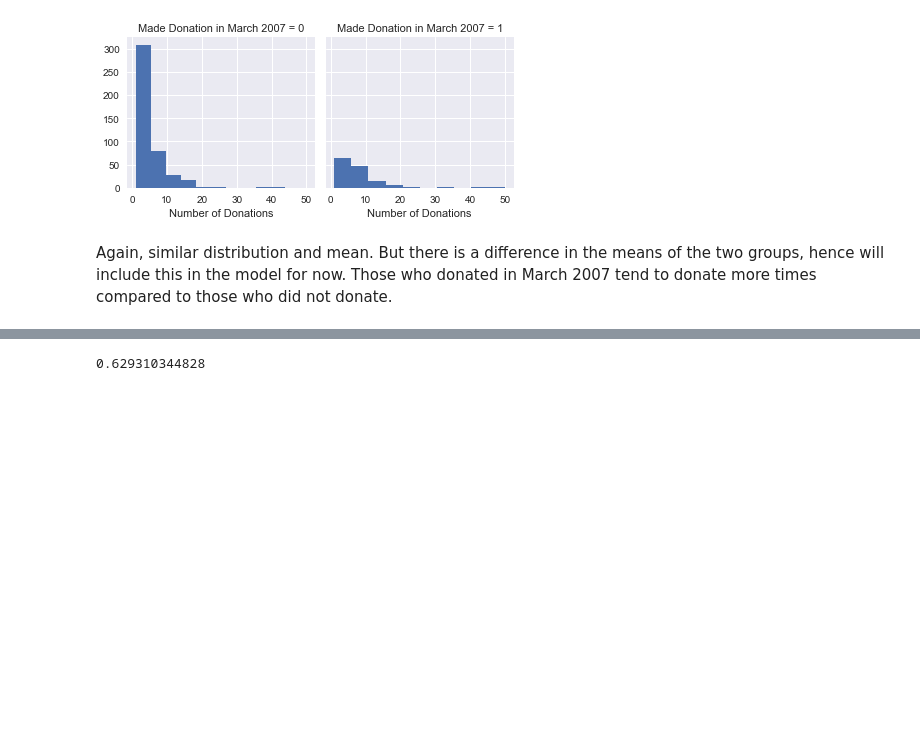
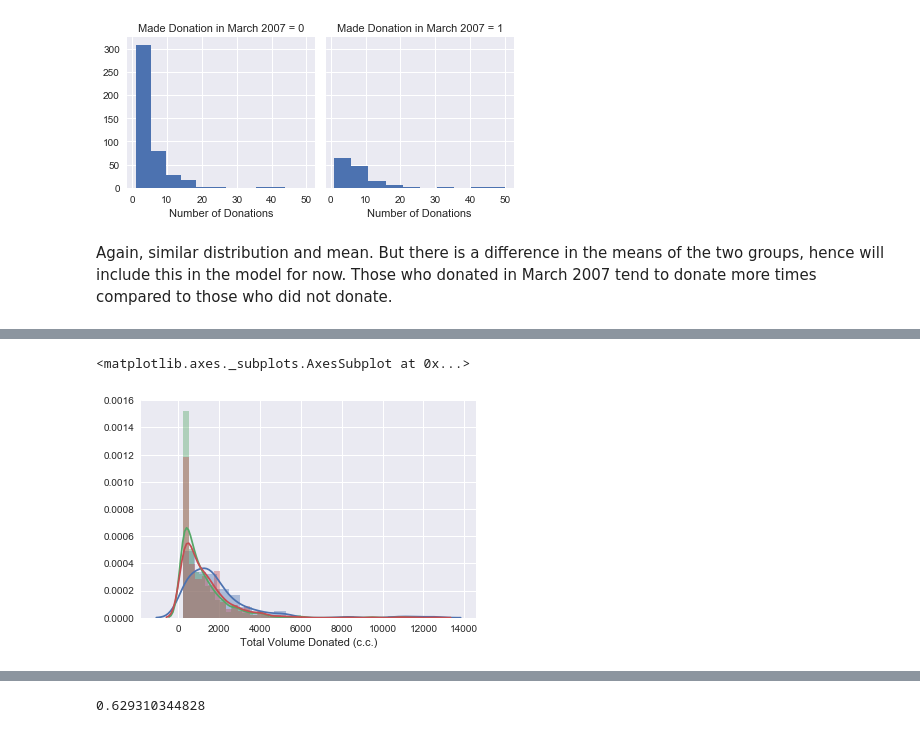
Before and after one commit to syuenloh/blooddonationdrivendata, a Jupyter notebook: Blood Donation attempt 2.ipynb, the cells around one changed output, grey strips where cells are left out. Drawn from its saved outputs; the diff is of its cells as text; code cells hidden in the pictures; blank space fills up the shorter version.

```diff
--- a/Blood Donation attempt 2.ipynb
+++ b/Blood Donation attempt 2.ipynb
@@ -181,0 +199,7 @@ First, I want to try and use a decision tree on all the variables first, as that
+# %%
+sns.distplot(Vol_donated)
+sns.distplot(Vol_notdonated)
+sns.distplot(train['Total Volume Donated (c.c.)'])
+# %% [output]
+<matplotlib.axes._subplots.AxesSubplot at 0x...>
+[figure, added]
```
Also changed, not shown: parts of 8 cells of this notebook.
